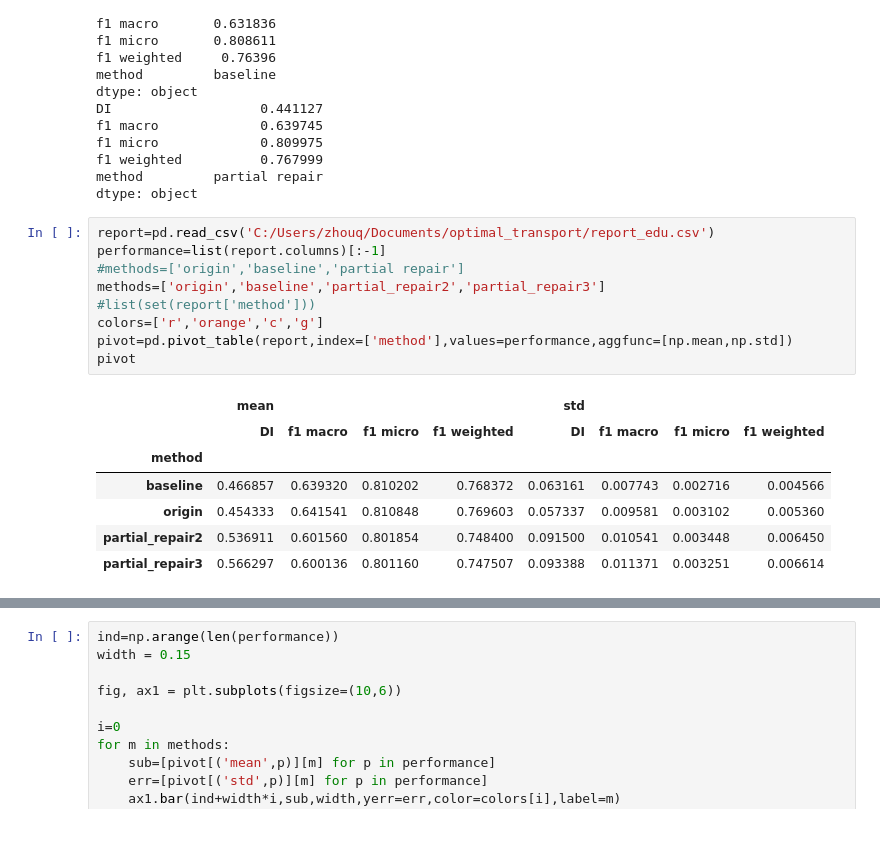
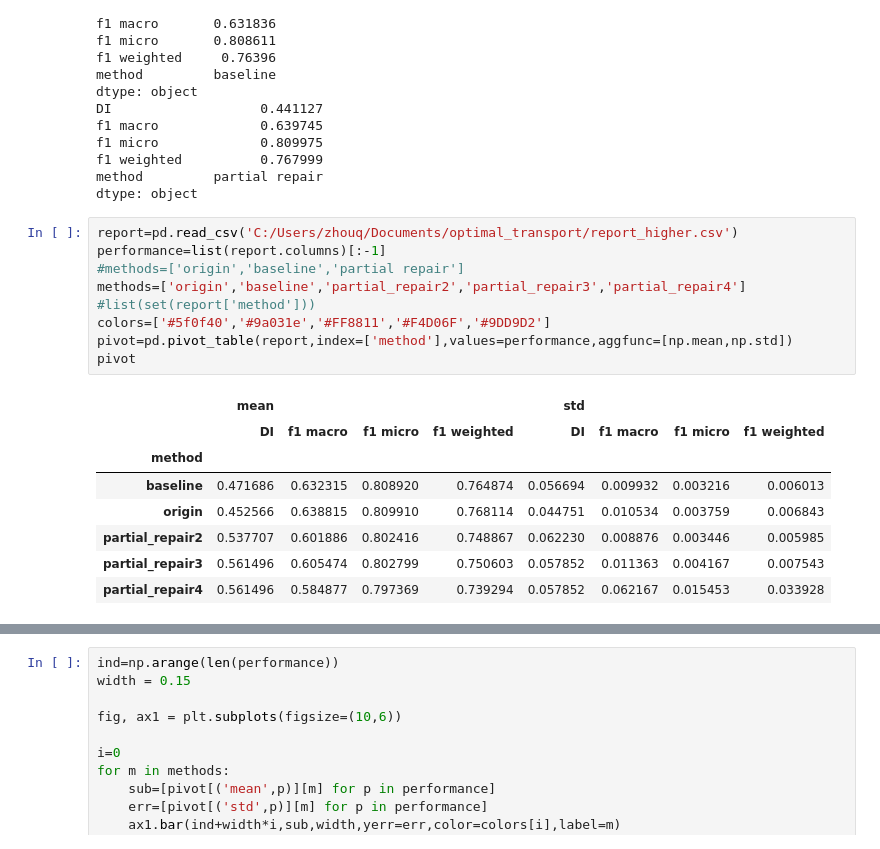
Before and after one commit to Quan-Zhou/OT_Debiasing, a Jupyter notebook: Dykstra_fromadult_higher.ipynb, the cells around one changed output, grey strips where cells are left out. Drawn from its saved outputs; the diff is of its cells as text.

```diff
--- a/Dykstra_fromadult_higher.ipynb
+++ b/Dykstra_fromadult_higher.ipynb
@@ -458,22 +455,23 @@ f1 weighted          0.767999
 method         partial repair
 dtype: object
 # %%
-report=pd.read_csv('C:/Users/zhouq/Documents/optimal_transport/report_edu.csv')
+report=pd.read_csv('C:/Users/zhouq/Documents/optimal_transport/report_higher.csv')
 performance=list(report.columns)[:-1]
 #methods=['origin','baseline','partial repair']
-methods=['origin','baseline','partial_repair2','partial_repair3']
+methods=['origin','baseline','partial_repair2','partial_repair3','partial_repair4']
 #list(set(report['method']))
-colors=['r','orange','c','g']
+colors=['#5f0f40','#9a031e','#FF8811','#F4D06F','#9DD9D2']
 pivot=pd.pivot_table(report,index=['method'],values=performance,aggfunc=[np.mean,np.std])
 pivot
 # %% [output]
 |  | mean |  |  |  | std |  |  |  |
 |  | DI | f1 macro | f1 micro | f1 weighted | DI | f1 macro | f1 micro | f1 weighted |
 | method |  |  |  |  |  |  |  |  |
-| baseline | 0.466857 | 0.639320 | 0.810202 | 0.768372 | 0.063161 | 0.007743 | 0.002716 | 0.004566 |
-| origin | 0.454333 | 0.641541 | 0.810848 | 0.769603 | 0.057337 | 0.009581 | 0.003102 | 0.005360 |
-| partial_repair2 | 0.536911 | 0.601560 | 0.801854 | 0.748400 | 0.091500 | 0.010541 | 0.003448 | 0.006450 |
-| partial_repair3 | 0.566297 | 0.600136 | 0.801160 | 0.747507 | 0.093388 | 0.011371 | 0.003251 | 0.006614 |
+| baseline | 0.471686 | 0.632315 | 0.808920 | 0.764874 | 0.056694 | 0.009932 | 0.003216 | 0.006013 |
+| origin | 0.452566 | 0.638815 | 0.809910 | 0.768114 | 0.044751 | 0.010534 | 0.003759 | 0.006843 |
+| partial_repair2 | 0.537707 | 0.601886 | 0.802416 | 0.748867 | 0.062230 | 0.008876 | 0.003446 | 0.005985 |
+| partial_repair3 | 0.561496 | 0.605474 | 0.802799 | 0.750603 | 0.057852 | 0.011363 | 0.004167 | 0.007543 |
+| partial_repair4 | 0.561496 | 0.584877 | 0.797369 | 0.739294 | 0.057852 | 0.062167 | 0.015453 | 0.033928 |
 # %%
 ind=np.arange(len(performance))
 width = 0.15
```
Also changed, not shown: parts of 4 cells of this notebook.
